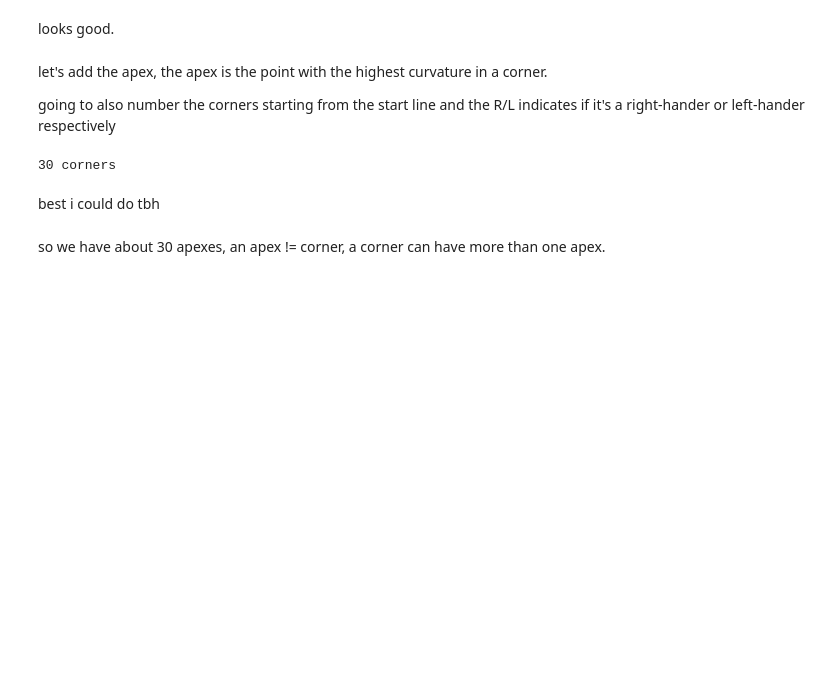
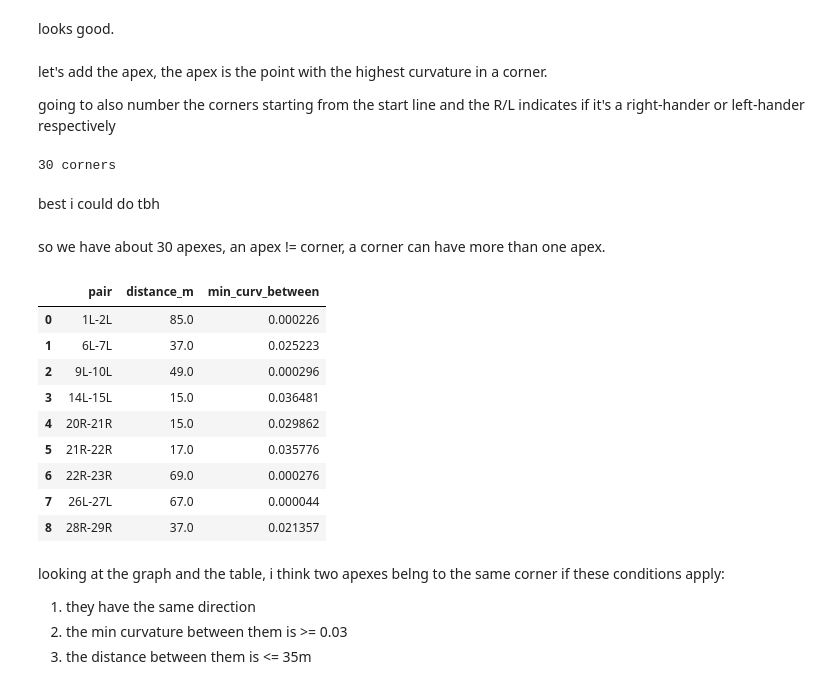
Before and after one commit to manelbenabid/recruiting-sw-telemetry, a Jupyter notebook: notebooks/07_segment.ipynb, the cells around one changed output. Cells and saved outputs as stored; diff of their text form; code cells hidden in the pictures; blank space fills up the shorter version.

Commit message:
defined the corners and the apexes

```diff
--- a/notebooks/07_segment.ipynb
+++ b/notebooks/07_segment.ipynb
@@ -703,11 +703,6 @@ MIN_STRAIGHT_M = 20    # straight-ish stretch must be at least this long
 K_CORNER = 0.0385       # |curvature| above this = clearly a corner
 SMOOTH_WINDOW_M = 5   # rolling-mean window (odd number, 1 point = 1 m)
 
-def smooth_circular(values: np.ndarray, window: int) -> np.ndarray:
-    """Rolling mean over `window` points, wrapping around the end of the loop."""
-    half = window // 2
-    padded = np.concatenate([values[-half:], values, values[:half]])
-    return np.convolve(padded, np.ones(window) / window, mode="valid")
 
 cl = load_centerline()
 cl["curvature_smooth"] = smooth_circular(cl["curvature"].to_numpy(), SMOOTH_WINDOW_M)
@@ -784,0 +851,26 @@ so we have about 30 apexes, an apex != corner, a corner can have more than one a
+# %%
+pairs = []
+for i in range(len(apexes) - 1):
+    a, b = apexes.iloc[i], apexes.iloc[i + 1]
+    if a["direction"] == b["direction"]:
+        between = curv[int(a["s"]):int(b["s"]) + 1]
+        pairs.append({"pair": f"{a['corner']}{a['direction']}-{b['corner']}{b['direction']}",
+                      "distance_m": b["s"] - a["s"],
+                      "min_curv_between": between.min()})
+pd.DataFrame(pairs)
+# %% [output]
+|  | pair | distance_m | min_curv_between |
+| 0 | 1L-2L | 85.0 | 0.000226 |
+| 1 | 6L-7L | 37.0 | 0.025223 |
+| 2 | 9L-10L | 49.0 | 0.000296 |
+| 3 | 14L-15L | 15.0 | 0.036481 |
+| 4 | 20R-21R | 15.0 | 0.029862 |
+| 5 | 21R-22R | 17.0 | 0.035776 |
+| 6 | 22R-23R | 69.0 | 0.000276 |
+| 7 | 26L-27L | 67.0 | 0.000044 |
+| 8 | 28R-29R | 37.0 | 0.021357 |
+# %% [markdown]
+looking at the graph and the table, i think two apexes belng to the same corner if these conditions apply:
+1. they have the same direction
+2. the min curvature between them is >= 0.03
+3. the distance between them is <= 35m
```
Also changed, not shown: parts of 3 cells of this notebook.
